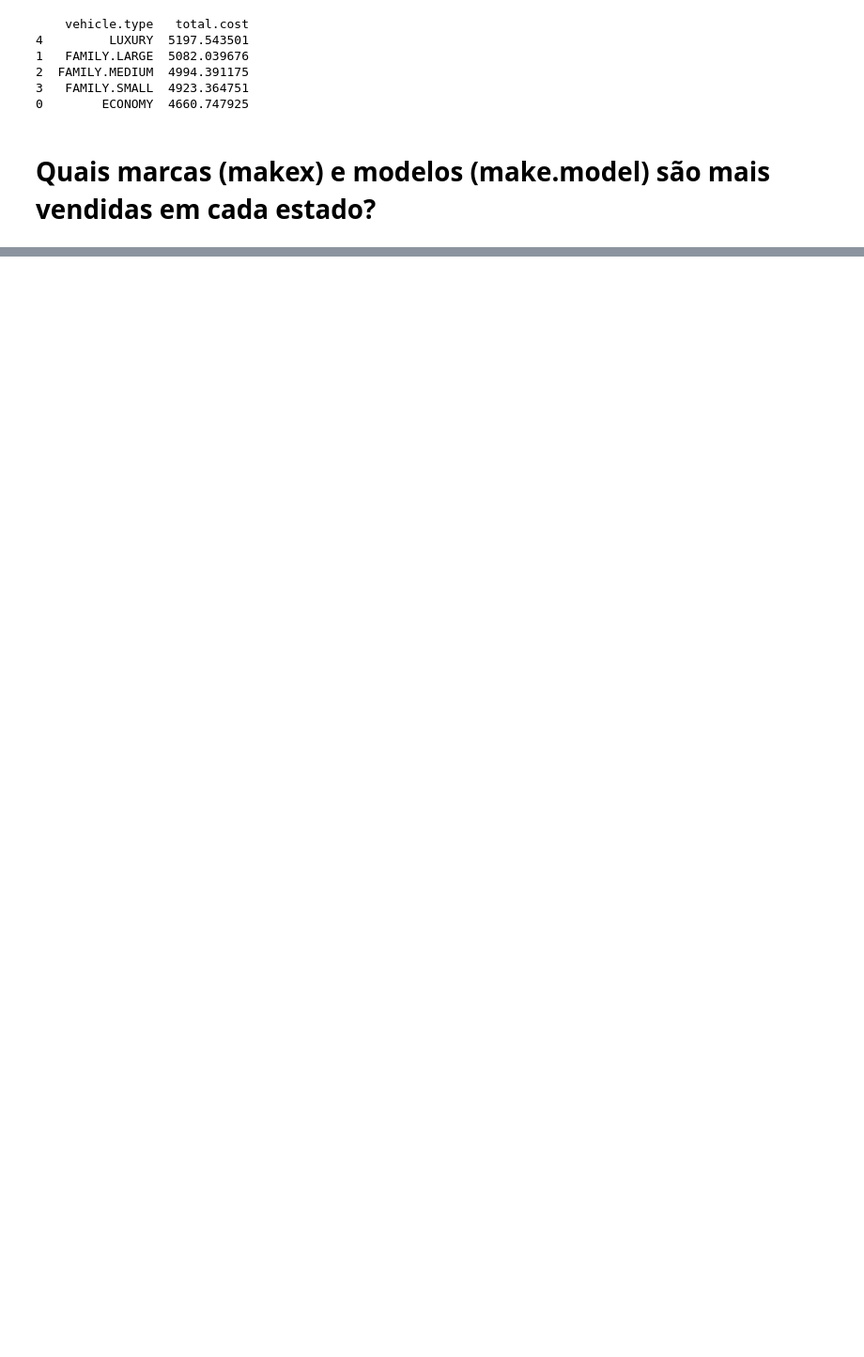
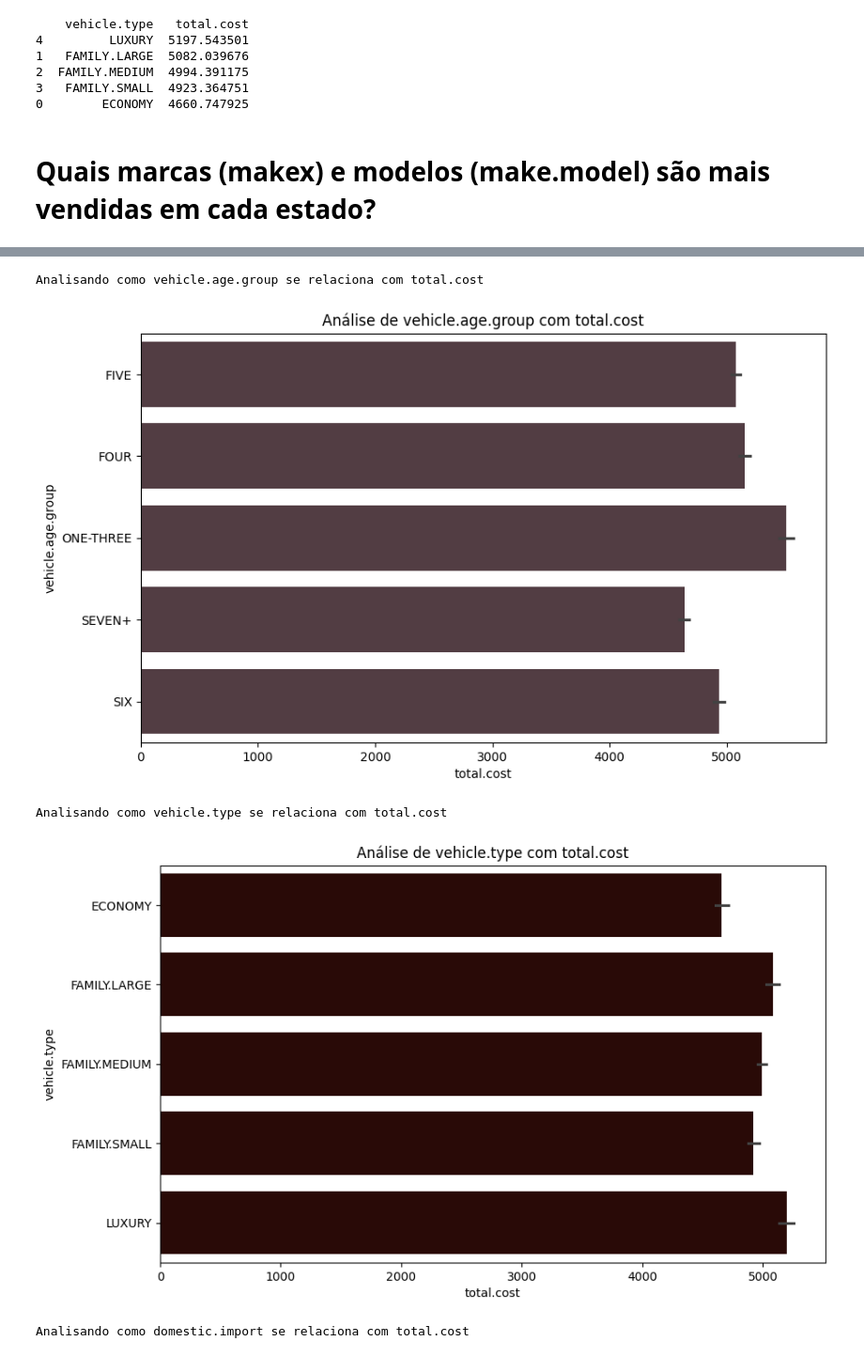
Before and after one commit to auserafim/edas, a Jupyter notebook: eda_used_cars/i.ipynb, the cells around one changed output, grey strips where cells are left out. Shown: that part at 94% size. Drawn from its saved outputs; the diff is of its cells as text; code cells hidden in the pictures; blank space fills up the shorter version.

```diff
--- a/eda_used_cars/i.ipynb
+++ b/eda_used_cars/i.ipynb
@@ -178,0 +238,22 @@ w = df[['makex', 'make.model', 'state']].groupby(['makex', 'make.model', 'state'
+# %%
+# Vehicle type
+colors = ['#553A41', '#2F0601', '#32908F']
+w = ['vehicle.age.group', 'vehicle.type', 'domestic.import']
+i = 0
+for item in w:
+    print(f'Analisando como {item} se relaciona com total.cost')
+    plt.figure(figsize=(10,6))
+    sns.barplot(data=df, x='total.cost', y=item, fill=True, color=colors[i])
+    plt.title(f'Análise de {item} com total.cost')
+    plt.show() # se tirar essa linha, o gráfico sai em conjunto
+    i+=1
+
+for item in w:
+    print(f'Tudo junto')
+    sns.barplot(data=df, x='total.cost', y=item, fill=True)
+# %% [output]
+Analisando como vehicle.age.group se relaciona com total.cost
+[figure, added]
+Analisando como vehicle.type se relaciona com total.cost
+[figure, added]
+Analisando como domestic.import se relaciona com total.cost
```
Also changed, not shown: parts of 27 cells of this notebook, 4 other files.
